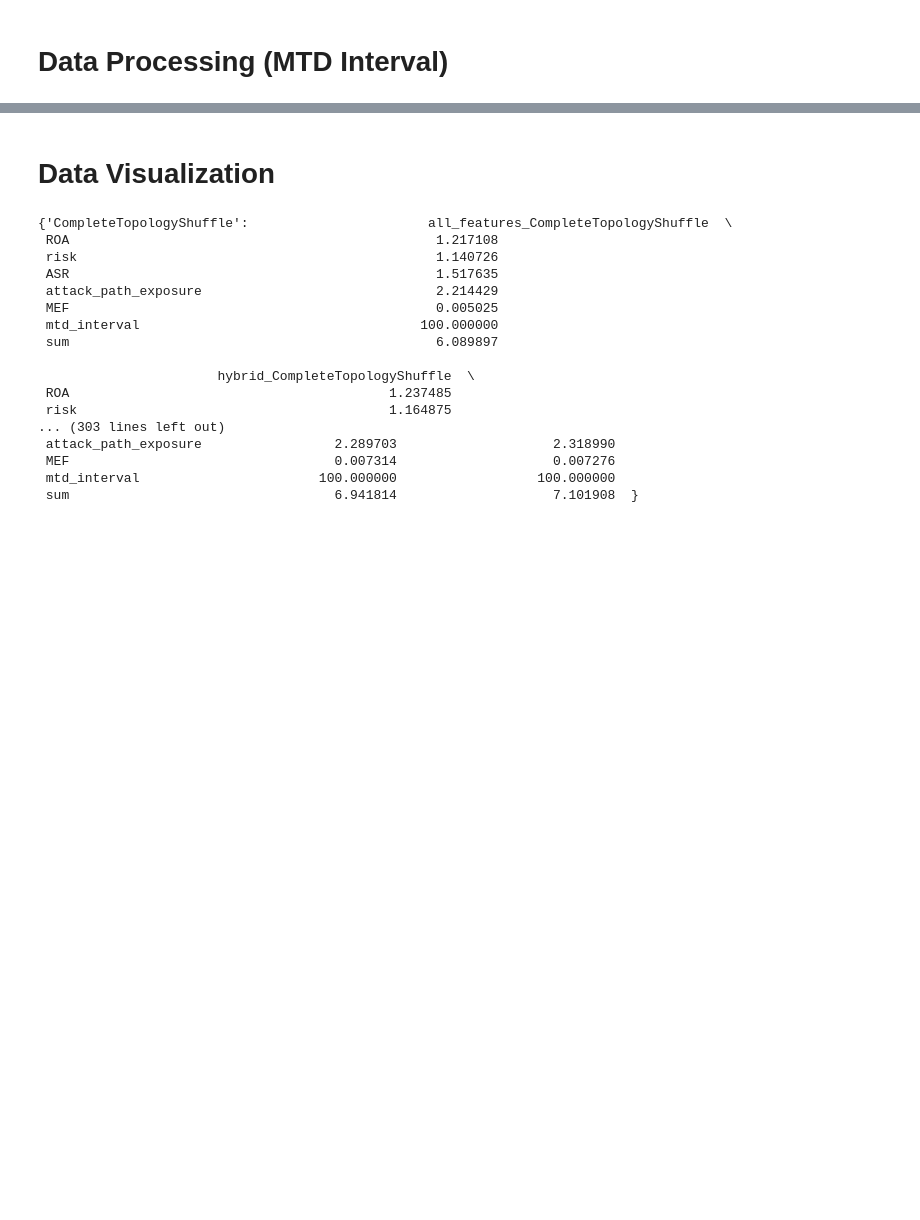
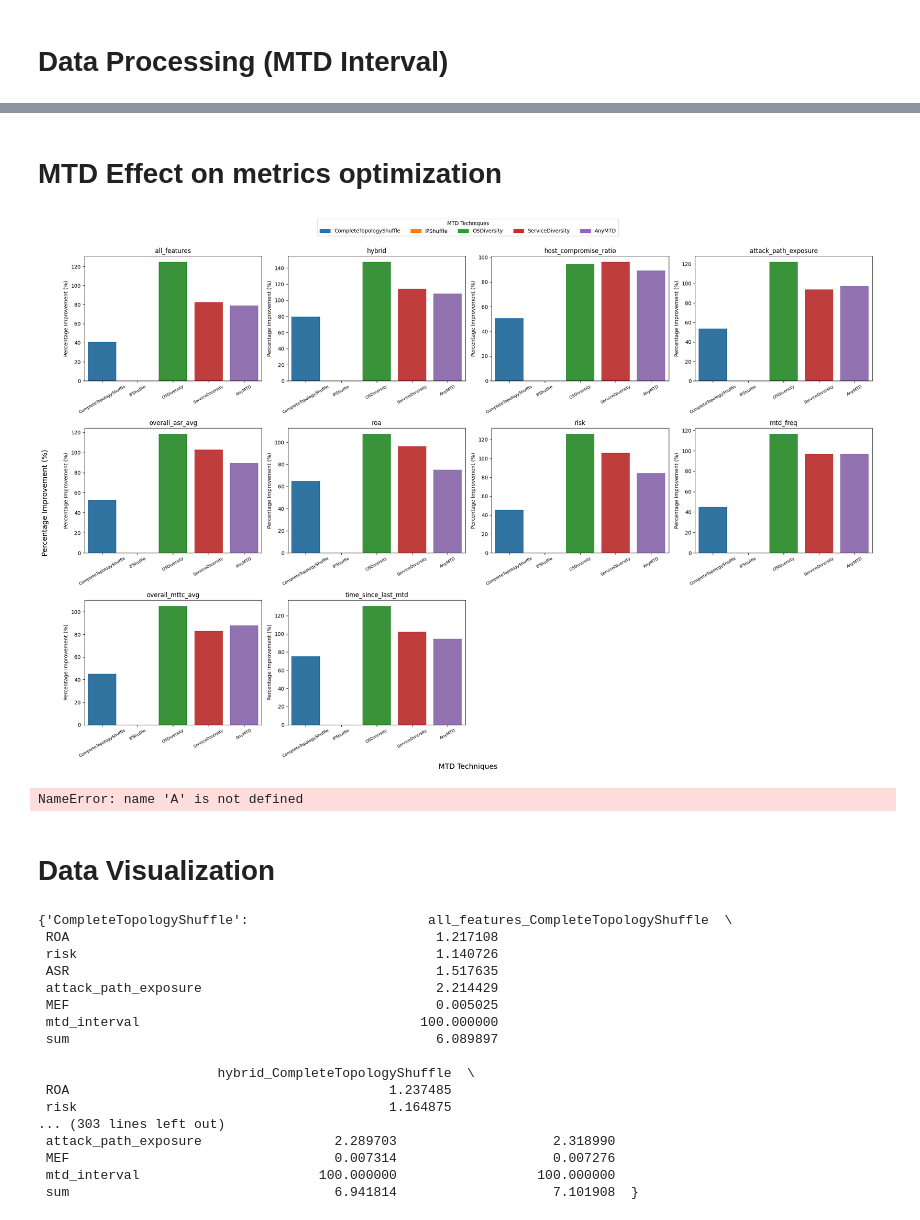
Before and after one commit to MoeBuTa/MTDSim, a Jupyter notebook: experiments/final_report_visualisation.ipynb, the cells around one changed output, grey strips where cells are left out. Drawn from its saved outputs; the diff is of its cells as text; code cells hidden in the pictures; blank space fills up the shorter version.

```diff
--- a/experiments/final_report_visualisation.ipynb
+++ b/experiments/final_report_visualisation.ipynb
@@ -212,3 +238,83 @@ data_metrics['mtd_interval_50']['host_compromise_ratio']
+# %% [markdown]
+# MTD Effect on metrics optimization
+# %%
+import seaborn as sns
+# Set up the figure for subplots
+num_metrics = len(metrics_schemes)  # Use the length of metrics_schemes
+num_rows = (num_metrics + 1) // 3  # Adjust number of rows based on metrics count
+num_cols = 4  # Keep a fixed number of columns
+
+mtd_schemes = [
+    "CompleteTopologyShuffle",
+    "IPShuffle",
+    "OSDiversity",
+    "ServiceDiversity",
+    "AnyMTD"
+]
+# Define base colors for each MTD scheme
+base_colors = ['#1f77b4', '#ff7f0e', '#2ca02c', '#d62728', '#9467bd']  # Blue, Orange, Green, Red, Purple
+
+# Create subplots with the specified number of rows and columns
+fig, axes = plt.subplots(num_rows, num_cols, figsize=(22, 14))
+
+# Flatten axes array for easy indexing if there are multiple rows
+axes = axes.flatten()
+
+# Loop through each metric scheme for mtd_interval_200
+for i, metric in enumerate(metrics_schemes):
+    sample = data_metrics['mtd_interval_200'][metric]
+
+    # Create a DataFrame from the sample data
+    sample_df = pd.DataFrame(sample).T
+
+    # Sort the DataFrame by the 'sum' column
+    sample_df = sample_df
+
+    # Prepare x values based on the mtd_schemes
+    x_val = [
+        name.split("_")[-1] if name.split("_")[-1] in mtd_schemes else "AnyMTD"
+        for name in sample_df.index
+    ]
+
+    # Create a bar plot
+    sns.barplot(x=x_val, y=(sample_df['sum'] - sample_df['sum'].min())*100, ax=axes[i], palette=base_colors)
+
+    # Rotate x-axis tick labels for better visibility
+    axes[i].set_xticklabels(x_val, rotation=30, fontsize=8)
+
+    # Add labels and title
+    axes[i].set_ylabel('Percentage Improvement (%)')
+    axes[i].set_title(f'{metric}')
+
+# Hide any unused axes
+for j in range(i + 1, num_rows * num_cols):
+    fig.delaxes(axes[j])
+
+# Create a global legend based on mtd_schemes
+handles = [plt.Rectangle((0, 0), 1, 1, color=base_colors[i]) for i in range(len(mtd_schemes))]
+labels = mtd_schemes
+
+# Place the global legend outside the subplots
+fig.legend(handles, labels, title='MTD Techniques', loc='upper center', bbox_to_anchor=(0.5, 1.05), ncol=len(mtd_schemes))
+
+# Add global x and y labels
+fig.text(0.5, -0.01, 'MTD Techniques', ha='center', fontsize=14)
+fig.text(-0.02, 0.5, 'Percentage Improvement (%)', va='center', rotation='vertical', fontsize=14)
+
+# Adjust layout to prevent overlap AFTER adding global labels
+plt.tight_layout()
+# Save the figure
+# Save the figure, ensuring all elements are included
+plt.savefig("Effects_of_MTD_technique.png", bbox_inches='tight')
+
+# Show the plots
+plt.show()
+# %% [output]
+[figure, added]
+# %%
+print(A)
+# %% [output]
+NameError: name 'A' is not defined
 # %% [markdown]
 # Data Visualization
 # %%
```
Also changed, not shown: parts of 9 cells of this notebook, 42 other files.
